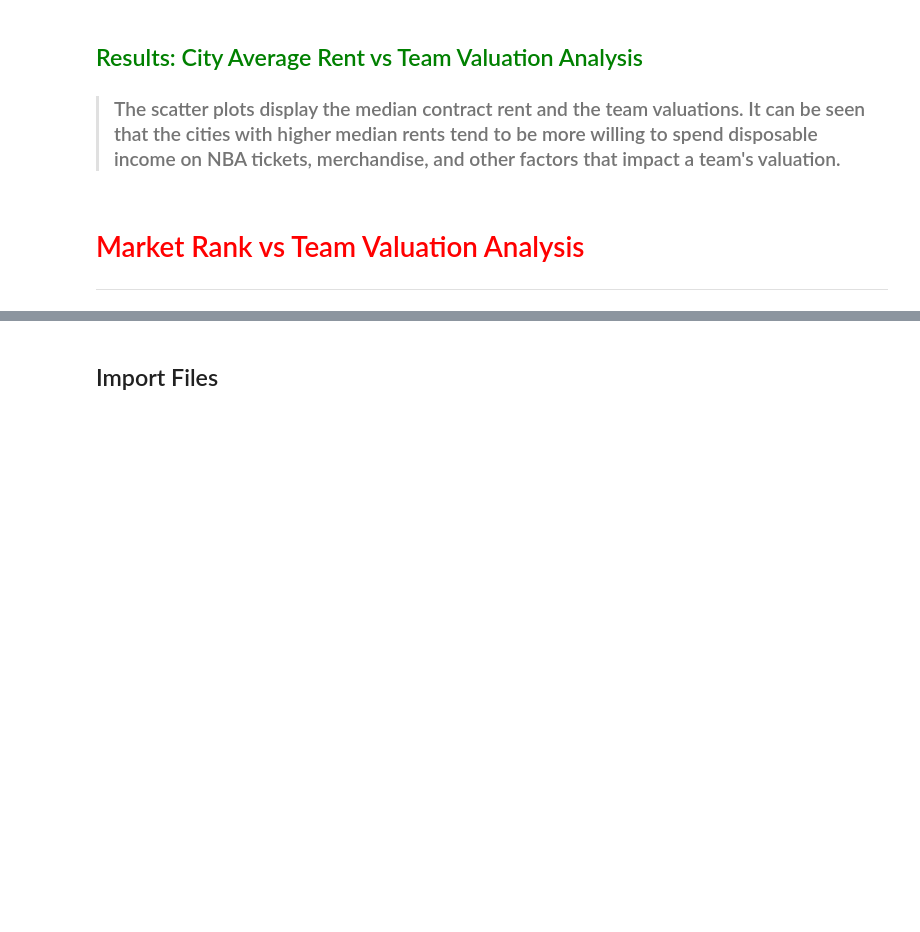
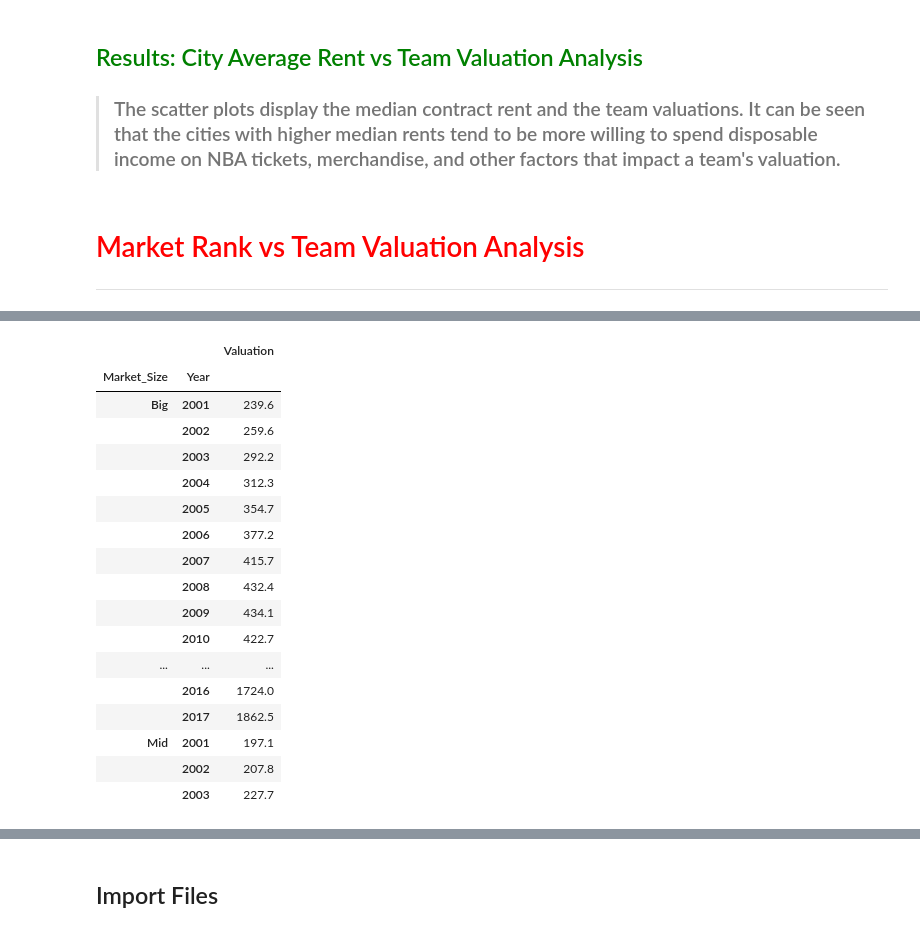
Before and after one commit to Iudina/WarriorsVsTeamKobe, a Jupyter notebook: WarriorsVsTeamKobe-final/NBA_MarketShareAnalysisProject_FINAL.ipynb, the cells around one changed output, grey strips where cells are left out. Drawn from its saved outputs; the diff is of its cells as text; code cells hidden in the pictures; blank space fills up the shorter version.

```diff
--- a/WarriorsVsTeamKobe-final/NBA_MarketShareAnalysisProject_FINAL.ipynb
+++ b/WarriorsVsTeamKobe-final/NBA_MarketShareAnalysisProject_FINAL.ipynb
@@ -449,7 +458,26 @@ plt.savefig('Valuation_Histogram.png')
 # %%
 df_market = pd.pivot_table(df,index=["Market_Size", "Year"],values=["Valuation"],aggfunc=np.mean)
-df_market
+df_market.head(20)
 #pd.pivot_table(df,index=["Manager","Rep"],values=["Price"],aggfunc=np.sum)
+# %% [output]
+|  |  | Valuation |
+| Market_Size | Year |  |
+| Big | 2001 | 239.6 |
+|  | 2002 | 259.6 |
+|  | 2003 | 292.2 |
+|  | 2004 | 312.3 |
+|  | 2005 | 354.7 |
+|  | 2006 | 377.2 |
+|  | 2007 | 415.7 |
+|  | 2008 | 432.4 |
+|  | 2009 | 434.1 |
+|  | 2010 | 422.7 |
+| ... | ... | ... |
+|  | 2016 | 1724.0 |
+|  | 2017 | 1862.5 |
+| Mid | 2001 | 197.1 |
+|  | 2002 | 207.8 |
+|  | 2003 | 227.7 |
 # %%
 fig, ax = plt.subplots()
 # the size of A4 paper
```
Also changed, not shown: parts of 35 cells of this notebook.
